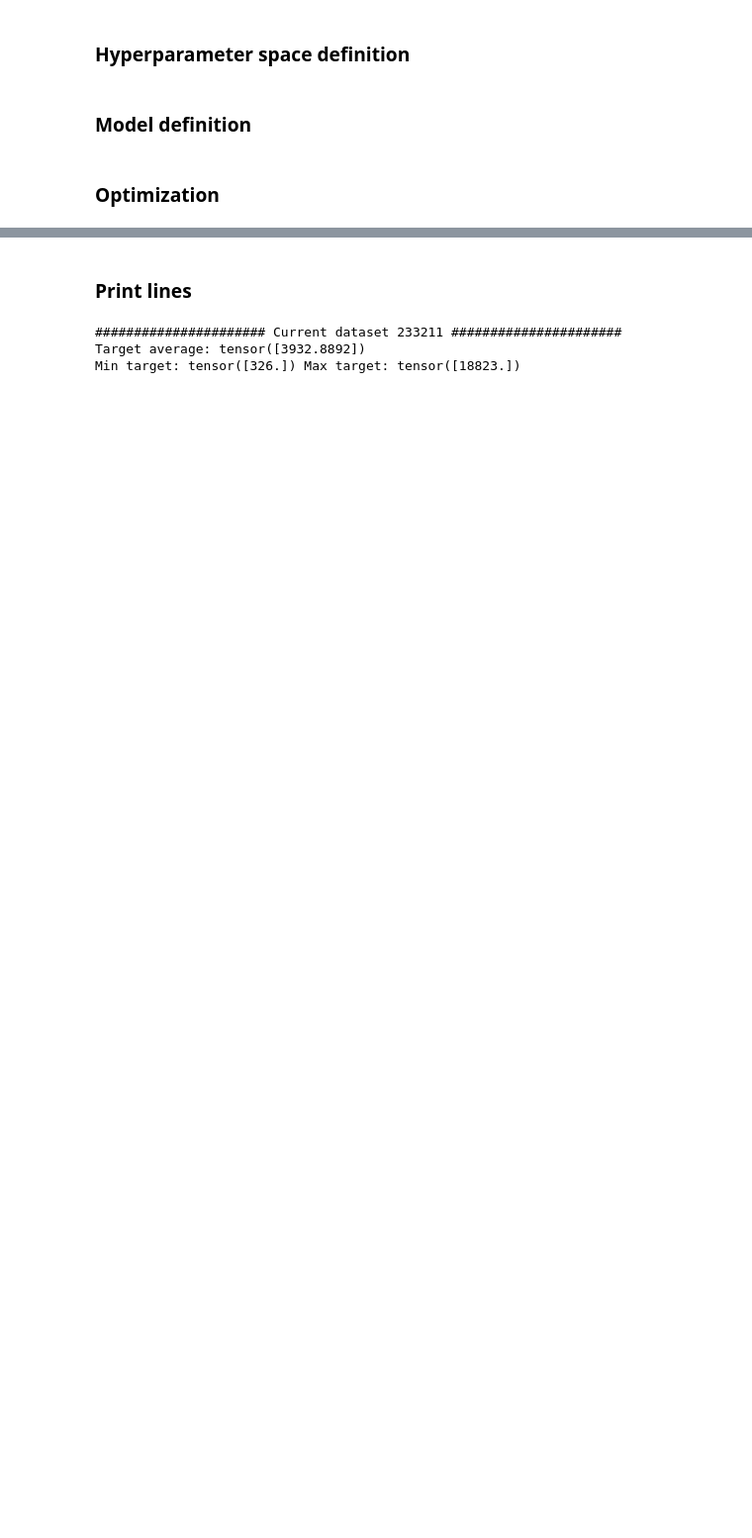
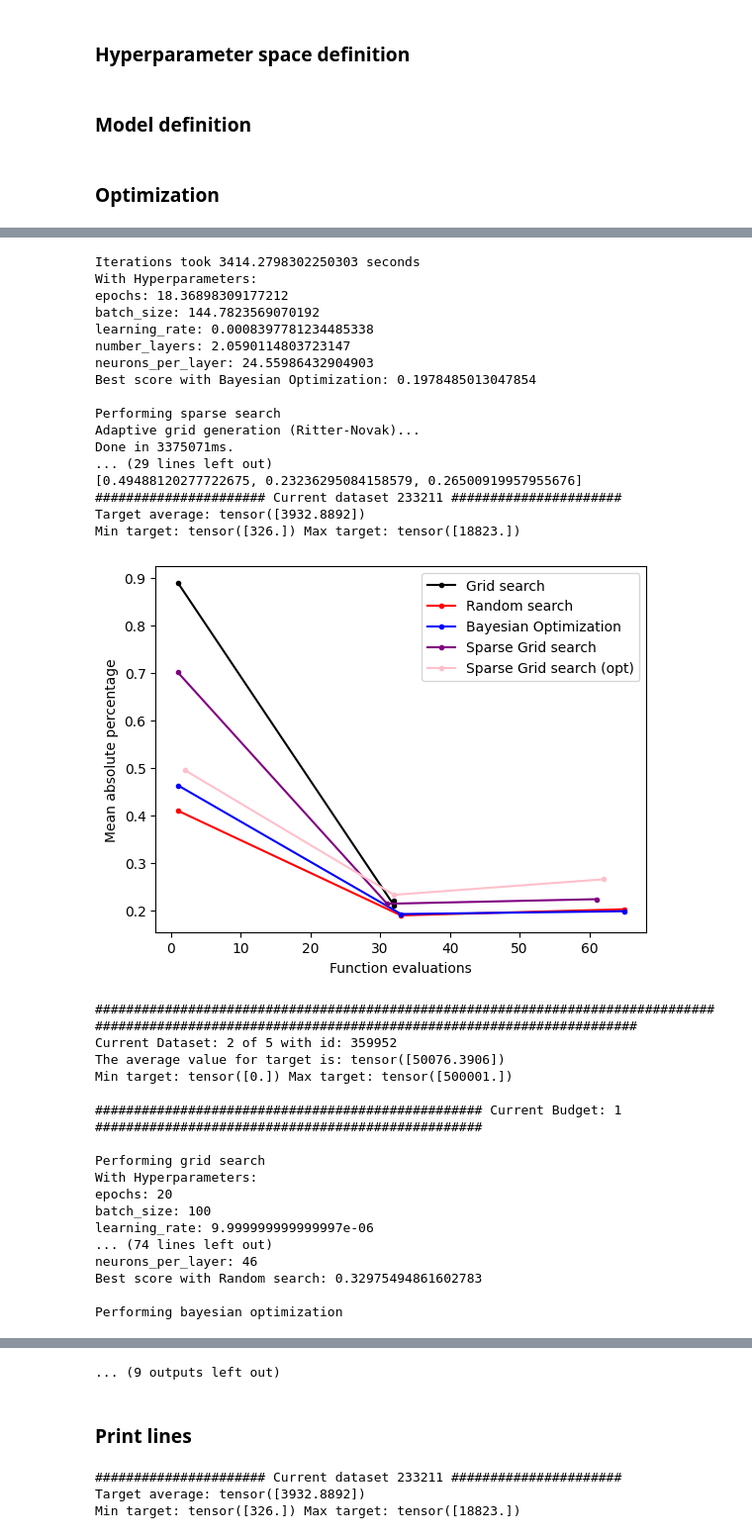
Before and after one commit to Muxlll/Masterarbeit, a Jupyter notebook: Code/Baseline.ipynb, the cells around one changed output, grey strips where cells are left out. Shown at 99% size. Cells and saved outputs as stored; diff of their text form; code cells hidden in the pictures; blank space fills up the shorter version.

```diff
--- a/Code/Baseline.ipynb
+++ b/Code/Baseline.ipynb
@@ -98,7 +102,7 @@ def create_model(learning_rate=0.0001, input_dim=10, number_layers=1, neurons_pe
 # %% [markdown]
 ### Optimization
 # %%
-ids = [233211, 359952]#, 359931, 359949, 359938]
+ids = [233211, 359952, 359931, 359949, 359938]
 # [359940, 317614, 359934, 359946, 359932, 233214, 359943]
 
 valid_datasets = 0
@@ -258,8 +262,10 @@ for i in range(len(ids)):
 
     ##### For each dataset: run models with different budget #####
 
+    BUDGET = 1
     for j in range(ITER):
-        BUDGET = (j+1) * 5  # (j+3) ** len(hyperparameterspace.keys())
+        if j > 0:
+            BUDGET = BUDGET + 2 ** len(hyperparameterspace.keys())
 
         print("\n################################################## Current Budget:",
               BUDGET, "##################################################")
@@ -292,6 +298,8 @@ for i in range(len(ids)):
                 else:
                     print(key + ": " + str(best_params[m]))
                 m += 1
+
+        print("Best score with Grid search:", best_score)
 
         current_dataset_grid.append(best_score)
         current_dataset_grid_cost.append(cost)
@@ -326,6 +334,9 @@ for i in range(len(ids)):
                 else:
                     print(key + ": " + str(best_params[m]))
                 m += 1
+
+
+        print("Best score with Random search:", best_score)
 
         current_dataset_random.append(best_score)
         current_dataset_random_cost.append(cost)
@@ -363,6 +374,9 @@ for i in range(len(ids)):
                     print(key + ": " + str(best_params[m]))
                 m += 1
 
+
+        print("Best score with Bayesian Optimization:", best_score)
+
         current_dataset_bayesian.append(best_score)
         current_dataset_bayesian_cost.append(BUDGET)
 
@@ -374,9 +388,12 @@ for i in range(len(ids)):
         f = ExampleFunction()
 
         optimization = HPO.SparseGridSearchOptimization(
-            dataset, f, hyperparameterspace, budget=BUDGET, verbosity=VERBOSE, degree=5, adaptivity=0.2, optimizer="gradient_descent")
+            dataset, f, hyperparameterspace, budget=BUDGET, verbosity=VERBOSE, degree=2, adaptivity=0.95, optimizer="gradient_descent")
 
         result = optimization.fit()
+
+        print("Best score with Sparse Search:", result[0][1], "optimized:", result[0][3])
+
 
         current_dataset_sparse.append(result[0][1])
         current_dataset_sparse_opt.append(result[0][3])
@@ -431,7 +448,7 @@ for i in range(len(ids)):
 
     # show a legend on the plot
     plt.legend()
-
+    plt.savefig("Current_tests/task_id"+str(ids[i]))
     # function to show the plot
     plt.show()
 # %% [output]
@@ -446,0 +481,35 @@ KeyboardInterrupt:
+Iterations took 3414.2798302250303 seconds
+With Hyperparameters:
+epochs: 18.36898309177212
+batch_size: 144.7823569070192
+learning_rate: 0.0008397781234485338
+number_layers: 2.0590114803723147
+neurons_per_layer: 24.55986432904903
+Best score with Bayesian Optimization: 0.1978485013047854
+
+Performing sparse search
+Adaptive grid generation (Ritter-Novak)...
+Done in 3375071ms.
+... (29 lines left out)
+[0.49488120277722675, 0.23236295084158579, 0.26500919957955676]
+###################### Current dataset 233211 ######################
+Target average: tensor([3932.8892])
+Min target: tensor([326.]) Max target: tensor([18823.])
+[figure, added]
+######################################################################################################################################################
+Current Dataset: 2 of 5 with id: 359952
+The average value for target is: tensor([50076.3906])
+Min target: tensor([0.]) Max target: tensor([500001.])
+
+################################################## Current Budget: 1 ##################################################
+
+Performing grid search
+With Hyperparameters:
+epochs: 20
+batch_size: 100
+learning_rate: 9.999999999999997e-06
+... (74 lines left out)
+neurons_per_layer: 46
+Best score with Random search: 0.32975494861602783
+
+Performing bayesian optimization
@@ -447,3 +586,4 @@ KeyboardInterrupt:
+... (9 outputs left out)
 # %% [markdown]
 ### Print lines
 # %%
```
Also changed, not shown: parts of 4 cells of this notebook, 6 other files.
